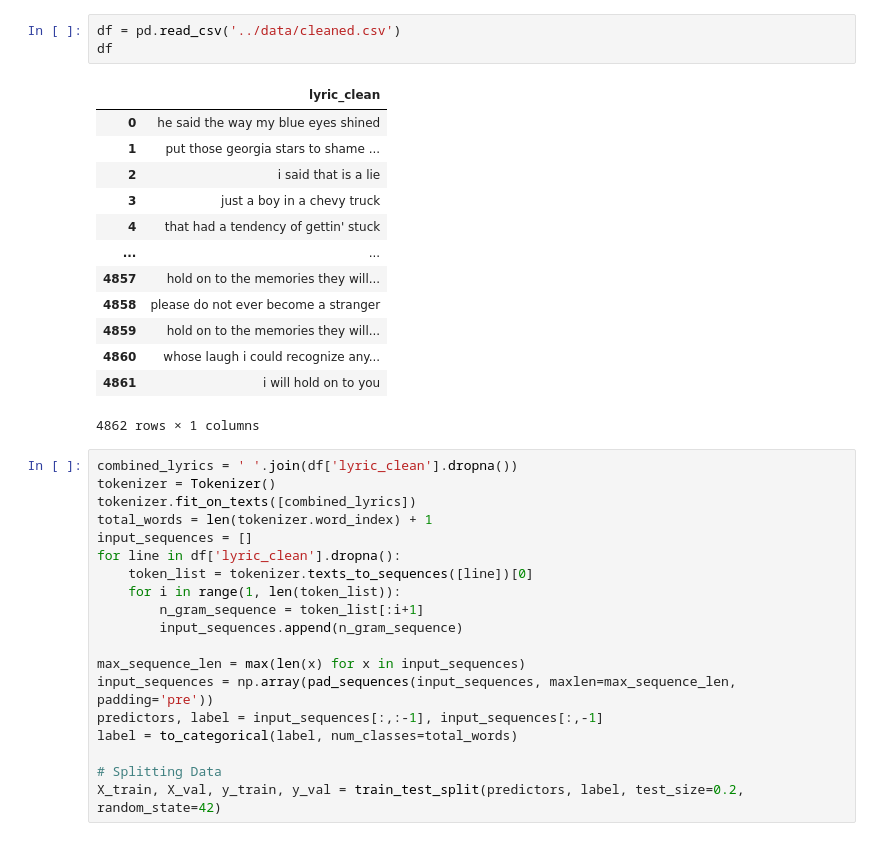
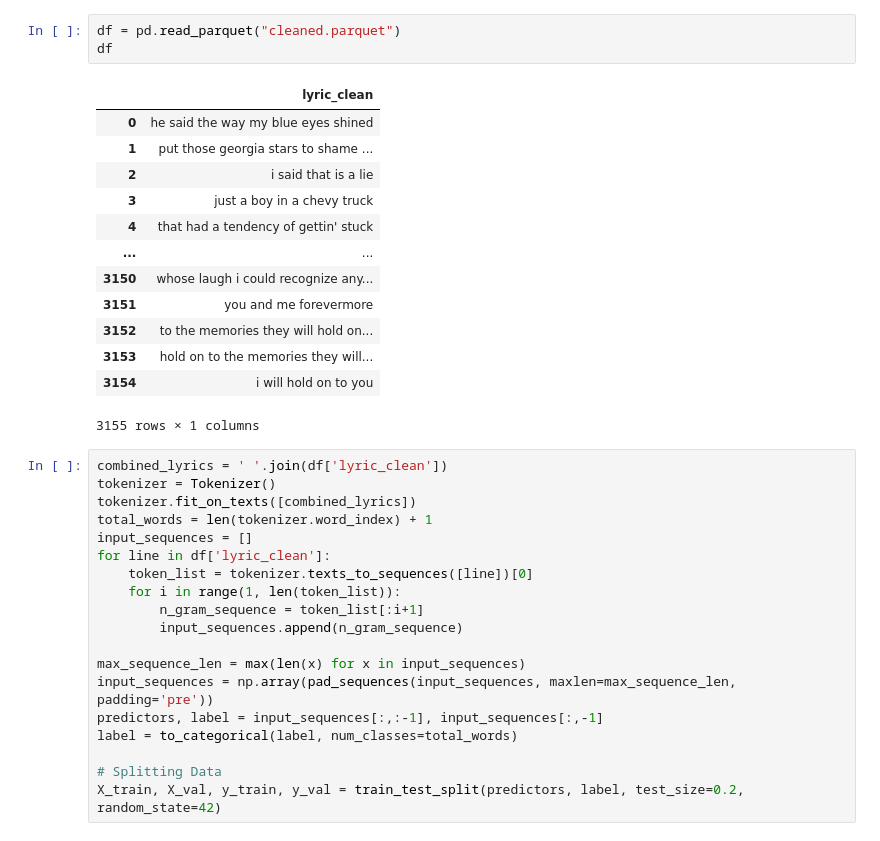
Before and after one commit to olgazju/ml_camp_2023, a Jupyter notebook: capstione_project_1/notebooks/Model.ipynb, the cells around one changed output. Cells and saved outputs as stored; diff of their text form.

```diff
--- a/capstione_project_1/notebooks/Model.ipynb
+++ b/capstione_project_1/notebooks/Model.ipynb
@@ -54,27 +12,27 @@ To enable the following instructions: AVX2 FMA, in other operations, rebuild Ten
 # %%
-df = pd.read_csv('../data/cleaned.csv')
+df = pd.read_parquet("cleaned.parquet")
 df
 # %% [output]
 |  | lyric_clean |
 | 0 | he said the way my blue eyes shined |
 | 1 | put those georgia stars to shame ... |
 | 2 | i said that is a lie |
 | 3 | just a boy in a chevy truck |
 | 4 | that had a tendency of gettin' stuck |
 | ... | ... |
-| 4857 | hold on to the memories they will... |
-| 4858 | please do not ever become a stranger |
-| 4859 | hold on to the memories they will... |
-| 4860 | whose laugh i could recognize any... |
-| 4861 | i will hold on to you |
+| 3150 | whose laugh i could recognize any... |
+| 3151 | you and me forevermore |
+| 3152 | to the memories they will hold on... |
+| 3153 | hold on to the memories they will... |
+| 3154 | i will hold on to you |
-4862 rows × 1 columns
+3155 rows × 1 columns
 # %%
-combined_lyrics = ' '.join(df['lyric_clean'].dropna())
+combined_lyrics = ' '.join(df['lyric_clean'])
 tokenizer = Tokenizer()
 tokenizer.fit_on_texts([combined_lyrics])
 total_words = len(tokenizer.word_index) + 1
 input_sequences = []
-for line in df['lyric_clean'].dropna():
+for line in df['lyric_clean']:
     token_list = tokenizer.texts_to_sequences([line])[0]
     for i in range(1, len(token_list)):
         n_gram_sequence = token_list[:i+1]
```
Also changed, not shown: parts of 17 cells of this notebook, 10 other files.
